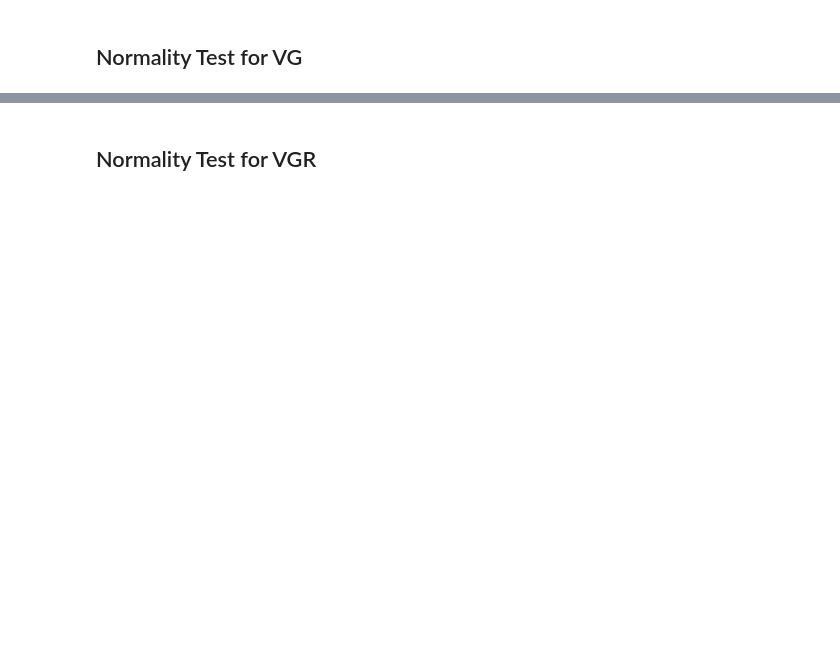
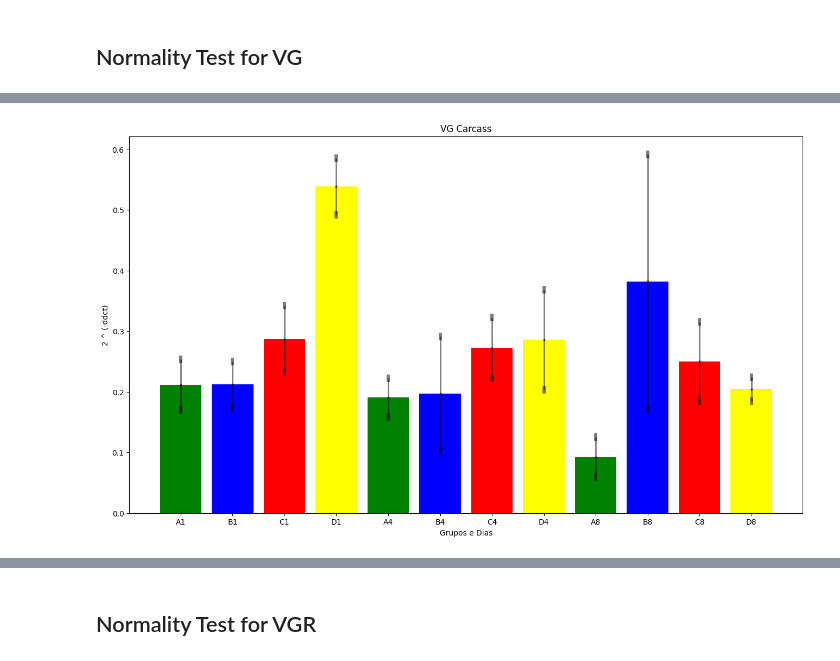
Before and after one commit to wanermiranda/pesquisa-bio, a Jupyter notebook: carcass_exp_2025_may.ipynb, the cells around one changed output, grey strips where cells are left out. Drawn from its saved outputs; the diff is of its cells as text; code cells hidden in the pictures; blank space fills up the shorter version.

```diff
--- a/carcass_exp_2025_may.ipynb
+++ b/carcass_exp_2025_may.ipynb
@@ -168,20 +321,22 @@ df_day_stats
 # %%
 import matplotlib.pyplot as plt
 width = 16
 height = 9
 plt.figure(figsize=(width, height))
-plt.title('VG Ovário')
+plt.title('VG Carcass')
 plt.xlabel('Grupos e Dias')
 plt.ylabel('2 ^ (-ddct)')
 target_col = 'EXP_DDCT_VG'
 for d in [0, 1, 4, 8]:
     df_plot = df_day_stats[df_day_stats.Day_ == d]
     plt.bar(df_plot['GroupDay'].values, df_plot[f'{target_col}_mean'].values, color=df_plot['Color'].values)
     plt.errorbar(df_plot['GroupDay'].values, df_plot[f'{target_col}_mean'].values, df_plot[f'{target_col}_error'].values, fmt='.',
                  color='Black', elinewidth=2,capthick=10,errorevery=1, alpha=0.5, ms=4, capsize = 2)
 
-plt.savefig('figure.png', dpi=400, transparent=True)
+plt.savefig('vg_carcass_big.png', dpi=400, transparent=True)
 plt.show()
+# %% [output]
+[figure, added]
 # %%
 import matplotlib.pyplot as plt
 width = 16
```
Also changed, not shown: parts of 34 cells of this notebook, 22 other files.
